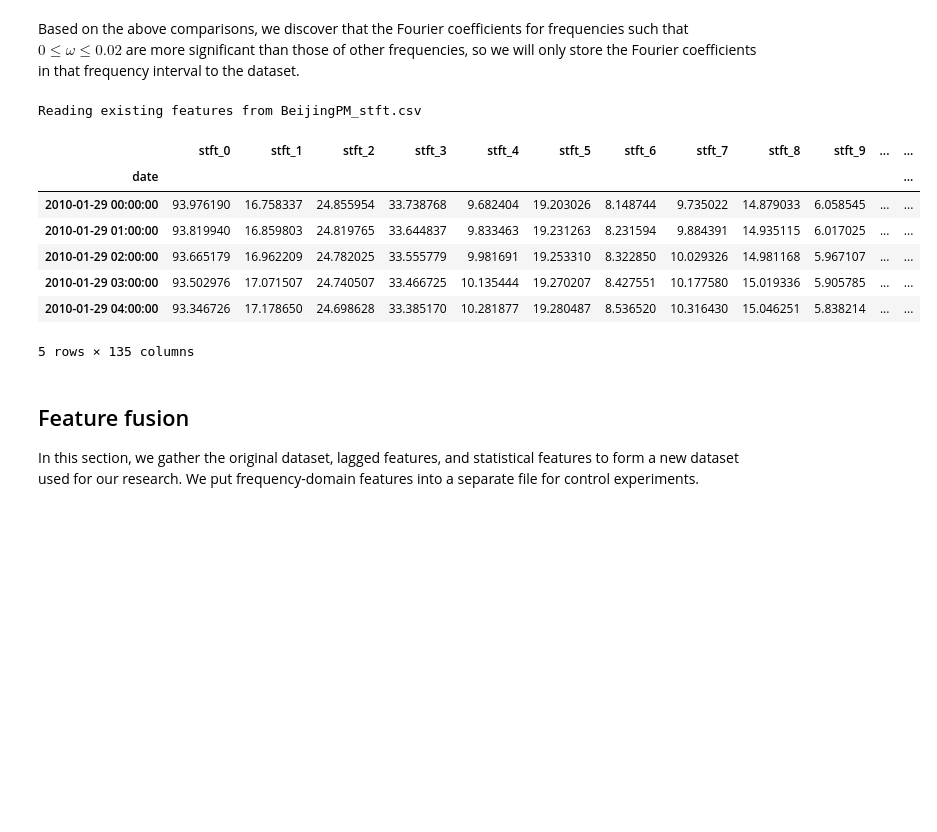
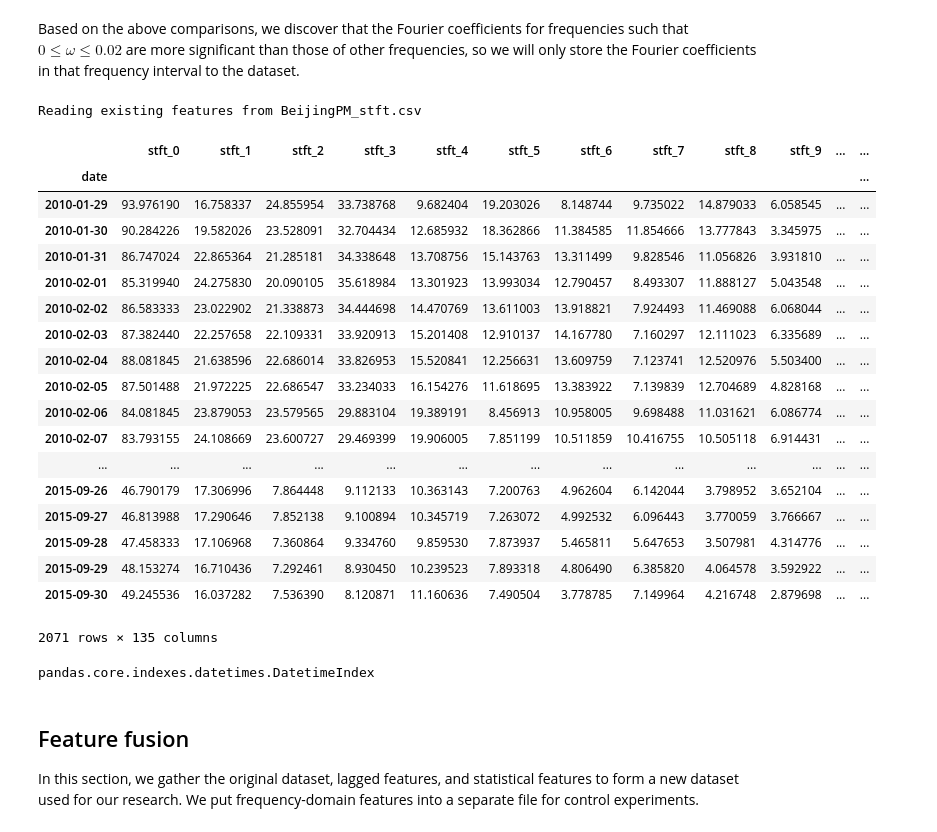
Before and after one commit to TravorLZH/pm25, a Jupyter notebook: pm25_features.ipynb, the cells around one changed output. Drawn from its saved outputs; the diff is of its cells as text; code cells hidden in the pictures; blank space fills up the shorter version.

```diff
--- a/pm25_features.ipynb
+++ b/pm25_features.ipynb
@@ -216,35 +218,50 @@ Based on the above comparisons, we discover that the Fourier coefficients for fr
 # %%
 stft_filename="BeijingPM_stft.csv"
 if os.path.exists(stft_filename):
     print("Reading existing features from %s" % stft_filename)
     pm_stft=pd.read_csv(stft_filename)
-    pm_stft.index=pm_stft["date"]
+    pm_stft.index=pd.DatetimeIndex(pm_stft["date"])
     pm_stft.drop("date",axis=1,inplace=True)
 else:
     print("Generating frequency-domain features")
     stft_index=list(train.loc[train["id"]>=stft_period,"date"])
     f,t,stft=signal.stft(train["PM"],window="boxcar",nperseg=stft_period,
                          noverlap=stft_period-1,boundary=None,padded=False)
     stft_coeffs=np.abs(stft[f<=stft_upper]).T[:-1]
 
     stft_cols=["stft_%d" % m for m in range(stft_coeffs.shape[1])]
     pm_stft=pd.DataFrame(stft_coeffs,columns=stft_cols)
     pm_stft["date"]=stft_index
     pm_stft.index=pd.DatetimeIndex(pm_stft["date"])
     pm_stft.drop("date",axis=1,inplace=True)
     pm_stft.to_csv(stft_filename)
 
-pm_stft.head()
+pm_stft[::24]
 # %% [output]
 Reading existing features from BeijingPM_stft.csv
 |  | stft_0 | stft_1 | stft_2 | stft_3 | stft_4 | stft_5 | stft_6 | stft_7 | stft_8 | stft_9 | ... | ... |
 | date |  |  |  |  |  |  |  |  |  |  |  | ... |
-| 2010-01-29 00:00:00 | 93.976190 | 16.758337 | 24.855954 | 33.738768 | 9.682404 | 19.203026 | 8.148744 | 9.735022 | 14.879033 | 6.058545 | ... | ... |
-| 2010-01-29 01:00:00 | 93.819940 | 16.859803 | 24.819765 | 33.644837 | 9.833463 | 19.231263 | 8.231594 | 9.884391 | 14.935115 | 6.017025 | ... | ... |
-| 2010-01-29 02:00:00 | 93.665179 | 16.962209 | 24.782025 | 33.555779 | 9.981691 | 19.253310 | 8.322850 | 10.029326 | 14.981168 | 5.967107 | ... | ... |
-| 2010-01-29 03:00:00 | 93.502976 | 17.071507 | 24.740507 | 33.466725 | 10.135444 | 19.270207 | 8.427551 | 10.177580 | 15.019336 | 5.905785 | ... | ... |
-| 2010-01-29 04:00:00 | 93.346726 | 17.178650 | 24.698628 | 33.385170 | 10.281877 | 19.280487 | 8.536520 | 10.316430 | 15.046251 | 5.838214 | ... | ... |
+| 2010-01-29 | 93.976190 | 16.758337 | 24.855954 | 33.738768 | 9.682404 | 19.203026 | 8.148744 | 9.735022 | 14.879033 | 6.058545 | ... | ... |
+| 2010-01-30 | 90.284226 | 19.582026 | 23.528091 | 32.704434 | 12.685932 | 18.362866 | 11.384585 | 11.854666 | 13.777843 | 3.345975 | ... | ... |
+| 2010-01-31 | 86.747024 | 22.865364 | 21.285181 | 34.338648 | 13.708756 | 15.143763 | 13.311499 | 9.828546 | 11.056826 | 3.931810 | ... | ... |
+| 2010-02-01 | 85.319940 | 24.275830 | 20.090105 | 35.618984 | 13.301923 | 13.993034 | 12.790457 | 8.493307 | 11.888127 | 5.043548 | ... | ... |
+| 2010-02-02 | 86.583333 | 23.022902 | 21.338873 | 34.444698 | 14.470769 | 13.611003 | 13.918821 | 7.924493 | 11.469088 | 6.068044 | ... | ... |
+| 2010-02-03 | 87.382440 | 22.257658 | 22.109331 | 33.920913 | 15.201408 | 12.910137 | 14.167780 | 7.160297 | 12.111023 | 6.335689 | ... | ... |
+| 2010-02-04 | 88.081845 | 21.638596 | 22.686014 | 33.826953 | 15.520841 | 12.256631 | 13.609759 | 7.123741 | 12.520976 | 5.503400 | ... | ... |
+| 2010-02-05 | 87.501488 | 21.972225 | 22.686547 | 33.234033 | 16.154276 | 11.618695 | 13.383922 | 7.139839 | 12.704689 | 4.828168 | ... | ... |
+| 2010-02-06 | 84.081845 | 23.879053 | 23.579565 | 29.883104 | 19.389191 | 8.456913 | 10.958005 | 9.698488 | 11.031621 | 6.086774 | ... | ... |
+| 2010-02-07 | 83.793155 | 24.108669 | 23.600727 | 29.469399 | 19.906005 | 7.851199 | 10.511859 | 10.416755 | 10.505118 | 6.914431 | ... | ... |
+| ... | ... | ... | ... | ... | ... | ... | ... | ... | ... | ... | ... | ... |
+| 2015-09-26 | 46.790179 | 17.306996 | 7.864448 | 9.112133 | 10.363143 | 7.200763 | 4.962604 | 6.142044 | 3.798952 | 3.652104 | ... | ... |
+| 2015-09-27 | 46.813988 | 17.290646 | 7.852138 | 9.100894 | 10.345719 | 7.263072 | 4.992532 | 6.096443 | 3.770059 | 3.766667 | ... | ... |
+| 2015-09-28 | 47.458333 | 17.106968 | 7.360864 | 9.334760 | 9.859530 | 7.873937 | 5.465811 | 5.647653 | 3.507981 | 4.314776 | ... | ... |
+| 2015-09-29 | 48.153274 | 16.710436 | 7.292461 | 8.930450 | 10.239523 | 7.893318 | 4.806490 | 6.385820 | 4.064578 | 3.592922 | ... | ... |
+| 2015-09-30 | 49.245536 | 16.037282 | 7.536390 | 8.120871 | 11.160636 | 7.490504 | 3.778785 | 7.149964 | 4.216748 | 2.879698 | ... | ... |
-5 rows × 135 columns
+2071 rows × 135 columns
+# %%
+type(lagged.index)
+# %% [output]
+pandas.core.indexes.datetimes.DatetimeIndex
 # %% [markdown]
 ## Feature fusion
 
```
Also changed, not shown: parts of 4 cells of this notebook, 9 other files.
